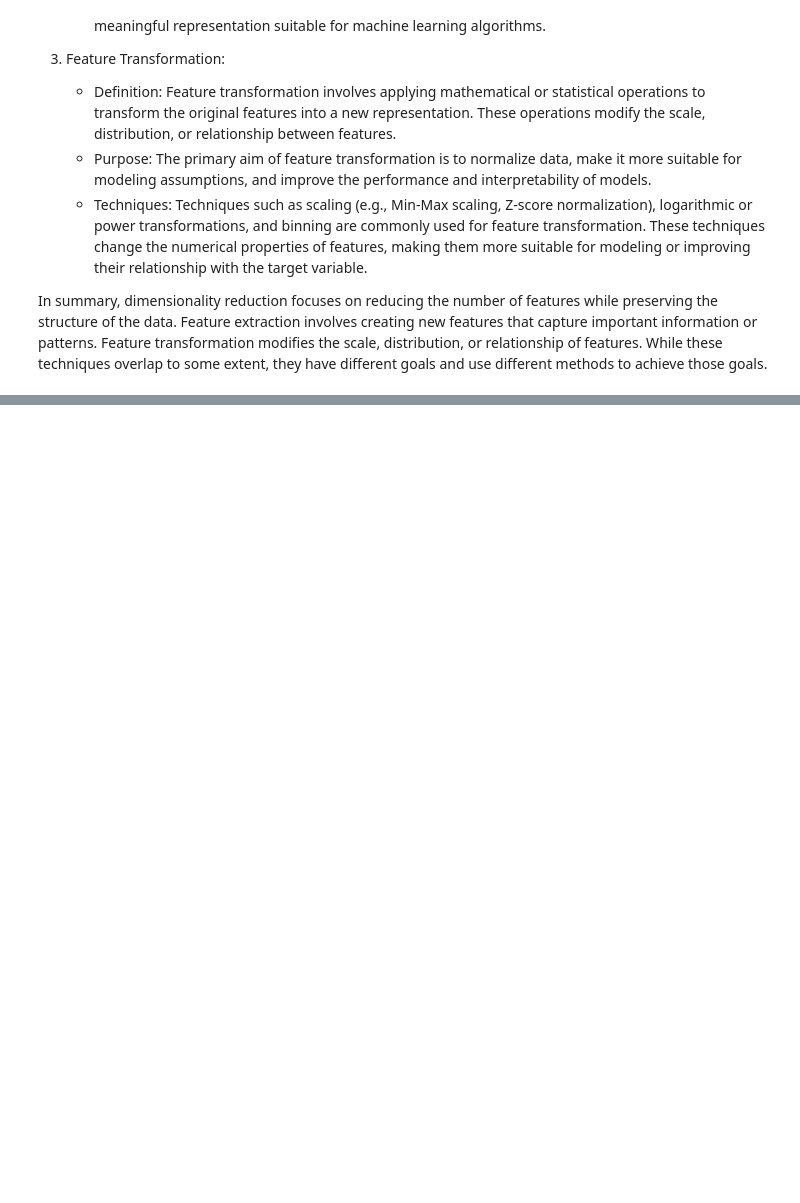
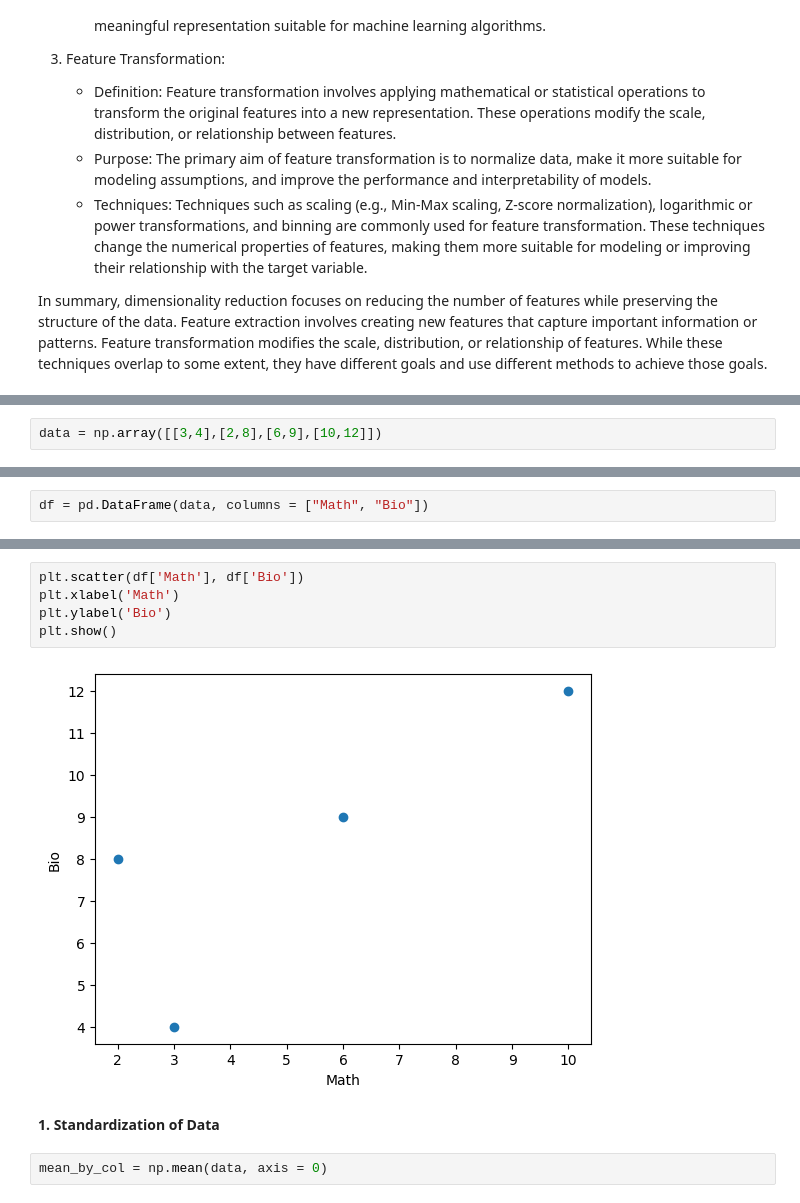
Before and after one commit to devkegovind/FSDS1, a Jupyter notebook: PCA/pca.ipynb, the cells around one changed output, grey strips where cells are left out. Cells and saved outputs as stored; diff of their text form; blank space fills up the shorter version.

```diff
--- a/PCA/pca.ipynb
+++ b/PCA/pca.ipynb
@@ -323,0 +330,2 @@ In summary, dimensionality reduction focuses on reducing the number of features
+# %%
+data = np.array([[3,4],[2,8],[6,9],[10,12]])
@@ -323,0 +339,2 @@ In summary, dimensionality reduction focuses on reducing the number of features
+# %%
+df = pd.DataFrame(data, columns = ["Math", "Bio"])
@@ -323,0 +349,11 @@ In summary, dimensionality reduction focuses on reducing the number of features
+# %%
+plt.scatter(df['Math'], df['Bio'])
+plt.xlabel('Math')
+plt.ylabel('Bio')
+plt.show()
+# %% [output]
+[figure, added]
+# %% [markdown]
+**1. Standardization of Data**
+# %%
+mean_by_col = np.mean(data, axis = 0)
```
Also changed, not shown: parts of 25 cells of this notebook.
